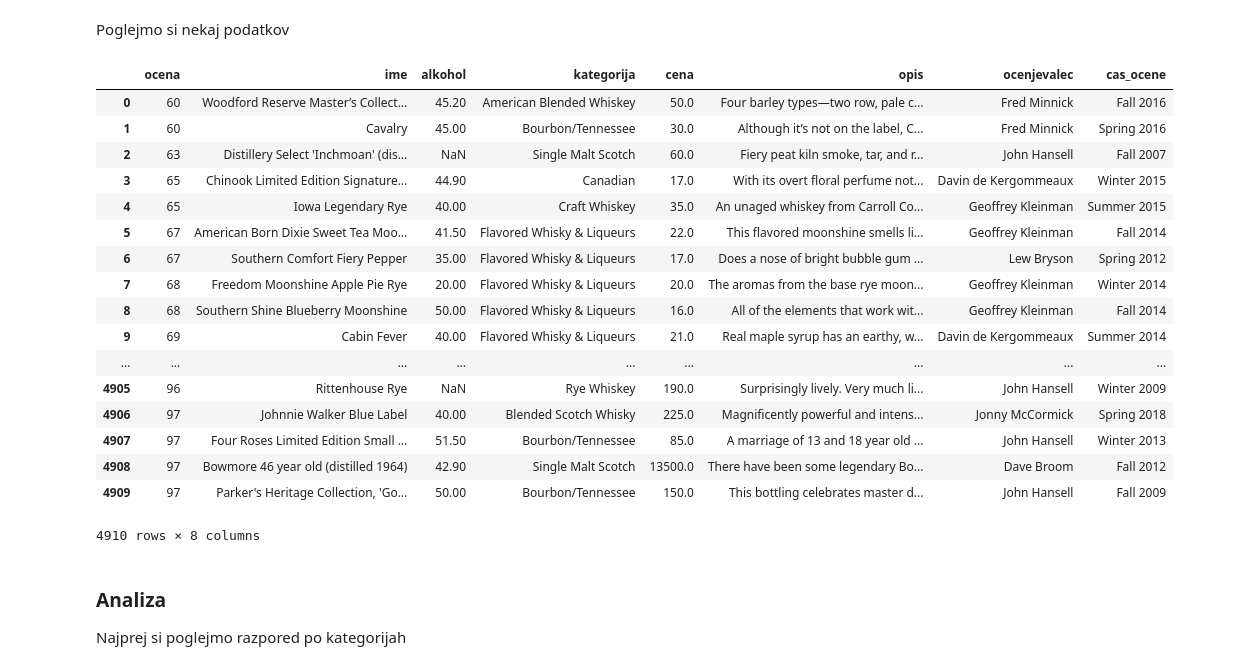
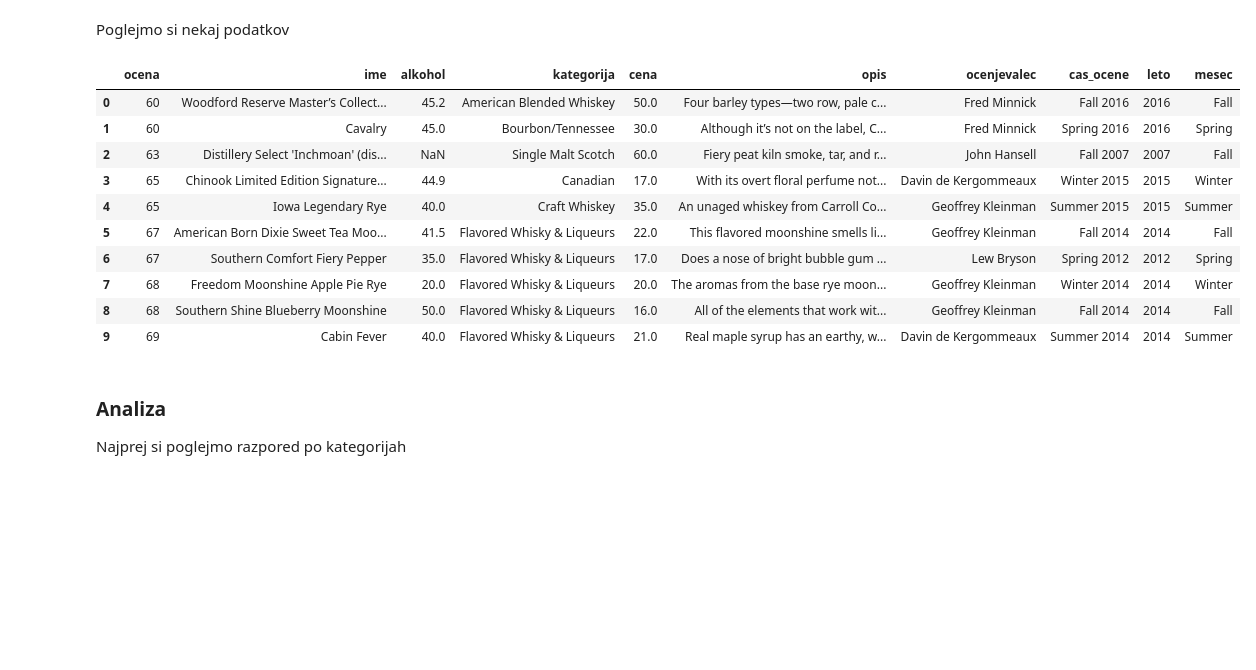
Before and after one commit to GTerglav/Viski, a Jupyter notebook: viski_analiza.ipynb, the cells around one changed output. Saved outputs shown, nothing was run; the diff lists cells and outputs as text; code cells hidden in the pictures; blank space fills up the shorter version.

```diff
--- a/viski_analiza.ipynb
+++ b/viski_analiza.ipynb
@@ -16,27 +16,20 @@ pd.options.display.max_rows = 30
 viski = pd.read_csv("viski.csv")
 # %% [markdown]
 Poglejmo si nekaj podatkov
-# %%
-viski
-# %% [output]
-|  | ocena | ime | alkohol | kategorija | cena | opis | ocenjevalec | cas_ocene |
-| 0 | 60 | Woodford Reserve Master’s Collect... | 45.20 | American Blended Whiskey | 50.0 | Four barley types—two row, pale c... | Fred Minnick | Fall 2016 |
-| 1 | 60 | Cavalry | 45.00 | Bourbon/Tennessee | 30.0 | Although it’s not on the label, C... | Fred Minnick | Spring 2016 |
-| 2 | 63 | Distillery Select 'Inchmoan' (dis... | NaN | Single Malt Scotch | 60.0 | Fiery peat kiln smoke, tar, and r... | John Hansell | Fall 2007 |
-| 3 | 65 | Chinook Limited Edition Signature... | 44.90 | Canadian | 17.0 | With its overt floral perfume not... | Davin de Kergommeaux | Winter 2015 |
-| 4 | 65 | Iowa Legendary Rye | 40.00 | Craft Whiskey | 35.0 | An unaged whiskey from Carroll Co... | Geoffrey Kleinman | Summer 2015 |
-| 5 | 67 | American Born Dixie Sweet Tea Moo... | 41.50 | Flavored Whisky & Liqueurs | 22.0 | This flavored moonshine smells li... | Geoffrey Kleinman | Fall 2014 |
-| 6 | 67 | Southern Comfort Fiery Pepper | 35.00 | Flavored Whisky & Liqueurs | 17.0 | Does a nose of bright bubble gum ... | Lew Bryson | Spring 2012 |
-| 7 | 68 | Freedom Moonshine Apple Pie Rye | 20.00 | Flavored Whisky & Liqueurs | 20.0 | The aromas from the base rye moon... | Geoffrey Kleinman | Winter 2014 |
-| 8 | 68 | Southern Shine Blueberry Moonshine | 50.00 | Flavored Whisky & Liqueurs | 16.0 | All of the elements that work wit... | Geoffrey Kleinman | Fall 2014 |
-| 9 | 69 | Cabin Fever | 40.00 | Flavored Whisky & Liqueurs | 21.0 | Real maple syrup has an earthy, w... | Davin de Kergommeaux | Summer 2014 |
-| ... | ... | ... | ... | ... | ... | ... | ... | ... |
-| 4905 | 96 | Rittenhouse Rye | NaN | Rye Whiskey | 190.0 | Surprisingly lively. Very much li... | John Hansell | Winter 2009 |
-| 4906 | 97 | Johnnie Walker Blue Label | 40.00 | Blended Scotch Whisky | 225.0 | Magnificently powerful and intens... | Jonny McCormick | Spring 2018 |
-| 4907 | 97 | Four Roses Limited Edition Small ... | 51.50 | Bourbon/Tennessee | 85.0 | A marriage of 13 and 18 year old ... | John Hansell | Winter 2013 |
-| 4908 | 97 | Bowmore 46 year old (distilled 1964) | 42.90 | Single Malt Scotch | 13500.0 | There have been some legendary Bo... | Dave Broom | Fall 2012 |
-| 4909 | 97 | Parker's Heritage Collection, 'Go... | 50.00 | Bourbon/Tennessee | 150.0 | This bottling celebrates master d... | John Hansell | Fall 2009 |
-4910 rows × 8 columns
+# %%
+viski.head(n=10)
+# %% [output]
+|  | ocena | ime | alkohol | kategorija | cena | opis | ocenjevalec | cas_ocene | leto | mesec |
+| 0 | 60 | Woodford Reserve Master’s Collect... | 45.2 | American Blended Whiskey | 50.0 | Four barley types—two row, pale c... | Fred Minnick | Fall 2016 | 2016 | Fall |
+| 1 | 60 | Cavalry | 45.0 | Bourbon/Tennessee | 30.0 | Although it’s not on the label, C... | Fred Minnick | Spring 2016 | 2016 | Spring |
+| 2 | 63 | Distillery Select 'Inchmoan' (dis... | NaN | Single Malt Scotch | 60.0 | Fiery peat kiln smoke, tar, and r... | John Hansell | Fall 2007 | 2007 | Fall |
+| 3 | 65 | Chinook Limited Edition Signature... | 44.9 | Canadian | 17.0 | With its overt floral perfume not... | Davin de Kergommeaux | Winter 2015 | 2015 | Winter |
+| 4 | 65 | Iowa Legendary Rye | 40.0 | Craft Whiskey | 35.0 | An unaged whiskey from Carroll Co... | Geoffrey Kleinman | Summer 2015 | 2015 | Summer |
+| 5 | 67 | American Born Dixie Sweet Tea Moo... | 41.5 | Flavored Whisky & Liqueurs | 22.0 | This flavored moonshine smells li... | Geoffrey Kleinman | Fall 2014 | 2014 | Fall |
+| 6 | 67 | Southern Comfort Fiery Pepper | 35.0 | Flavored Whisky & Liqueurs | 17.0 | Does a nose of bright bubble gum ... | Lew Bryson | Spring 2012 | 2012 | Spring |
+| 7 | 68 | Freedom Moonshine Apple Pie Rye | 20.0 | Flavored Whisky & Liqueurs | 20.0 | The aromas from the base rye moon... | Geoffrey Kleinman | Winter 2014 | 2014 | Winter |
+| 8 | 68 | Southern Shine Blueberry Moonshine | 50.0 | Flavored Whisky & Liqueurs | 16.0 | All of the elements that work wit... | Geoffrey Kleinman | Fall 2014 | 2014 | Fall |
+| 9 | 69 | Cabin Fever | 40.0 | Flavored Whisky & Liqueurs | 21.0 | Real maple syrup has an earthy, w... | Davin de Kergommeaux | Summer 2014 | 2014 | Summer |
 # %% [markdown]
 ### Analiza
 Najprej si poglejmo razpored po kategorijah
```
Also changed, not shown: parts of 12 cells of this notebook.
